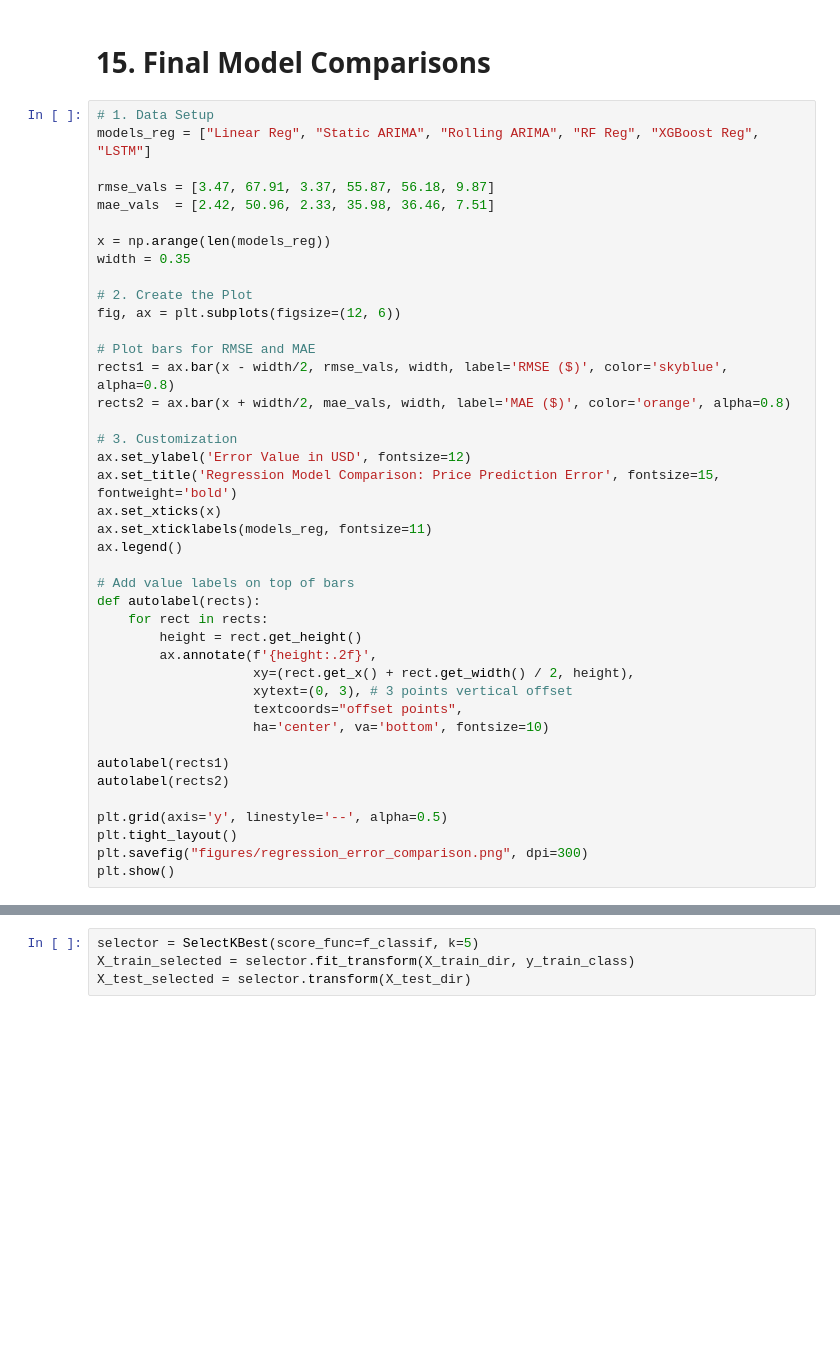
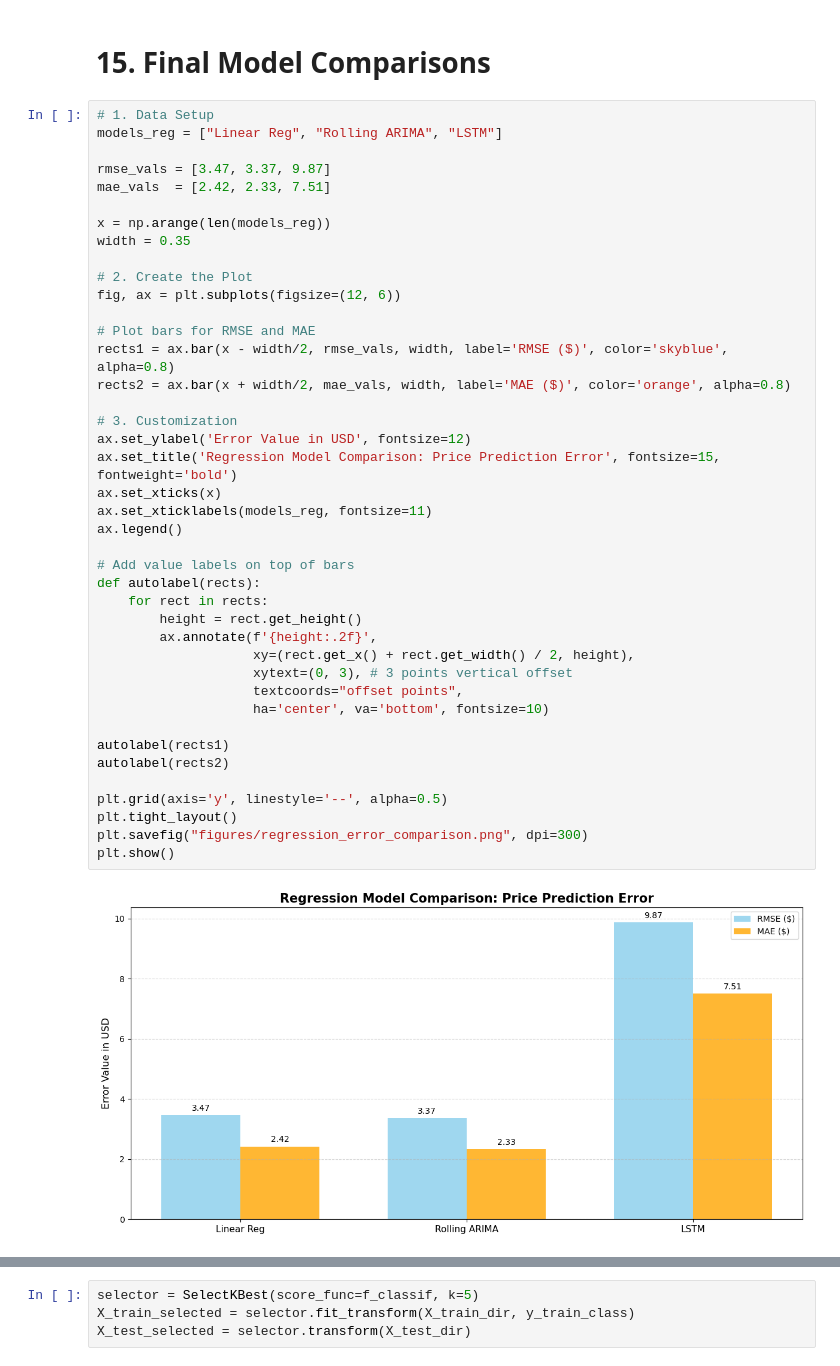
Before and after one commit to Denim951/stock-price-forecasting, a Jupyter notebook: stock_model_development.ipynb, the cells around one changed output, grey strips where cells are left out. Drawn from its saved outputs; the diff is of its cells as text; blank space fills up the shorter version.

```diff
--- a/stock_model_development.ipynb
+++ b/stock_model_development.ipynb
@@ -969,10 +1015,10 @@ plt.show()
 # 15. Final Model Comparisons
 # %%
 # 1. Data Setup
-models_reg = ["Linear Reg", "Static ARIMA", "Rolling ARIMA", "RF Reg", "XGBoost Reg", "LSTM"]
+models_reg = ["Linear Reg", "Rolling ARIMA", "LSTM"]
 
-rmse_vals = [3.47, 67.91, 3.37, 55.87, 56.18, 9.87]
-mae_vals  = [2.42, 50.96, 2.33, 35.98, 36.46, 7.51]
+rmse_vals = [3.47, 3.37, 9.87]
+mae_vals  = [2.42, 2.33, 7.51]
 
 x = np.arange(len(models_reg))
 width = 0.35
@@ -981,30 +1027,32 @@ width = 0.35
 fig, ax = plt.subplots(figsize=(12, 6))
 
 # Plot bars for RMSE and MAE
 rects1 = ax.bar(x - width/2, rmse_vals, width, label='RMSE ($)', color='skyblue', alpha=0.8)
 rects2 = ax.bar(x + width/2, mae_vals, width, label='MAE ($)', color='orange', alpha=0.8)
 
 # 3. Customization
 ax.set_ylabel('Error Value in USD', fontsize=12)
 ax.set_title('Regression Model Comparison: Price Prediction Error', fontsize=15, fontweight='bold')
 ax.set_xticks(x)
 ax.set_xticklabels(models_reg, fontsize=11)
 ax.legend()
 
 # Add value labels on top of bars
 def autolabel(rects):
     for rect in rects:
         height = rect.get_height()
         ax.annotate(f'{height:.2f}',
                     xy=(rect.get_x() + rect.get_width() / 2, height),
                     xytext=(0, 3), # 3 points vertical offset
                     textcoords="offset points",
                     ha='center', va='bottom', fontsize=10)
 
 autolabel(rects1)
 autolabel(rects2)
 
 plt.grid(axis='y', linestyle='--', alpha=0.5)
 plt.tight_layout()
 plt.savefig("figures/regression_error_comparison.png", dpi=300)
 plt.show()
+# %% [output]
+[figure, added]
```
Also changed, not shown: parts of 36 cells of this notebook, 14 other files.
